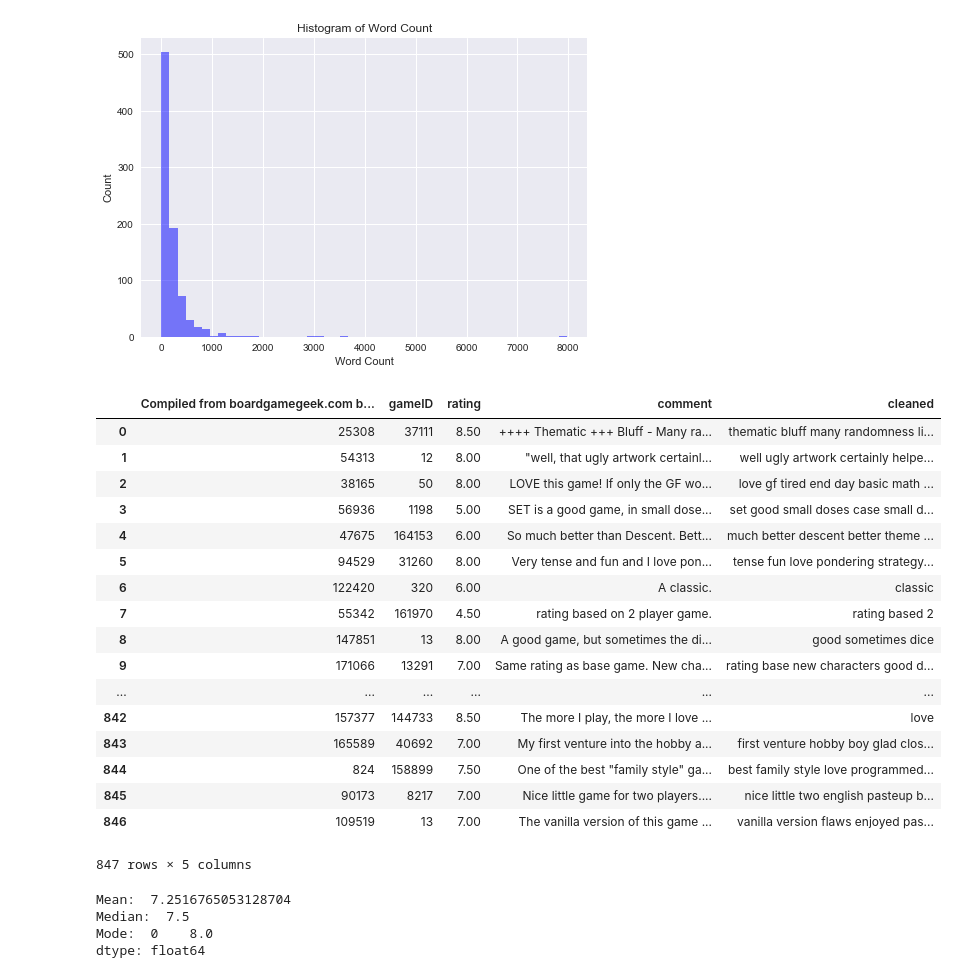
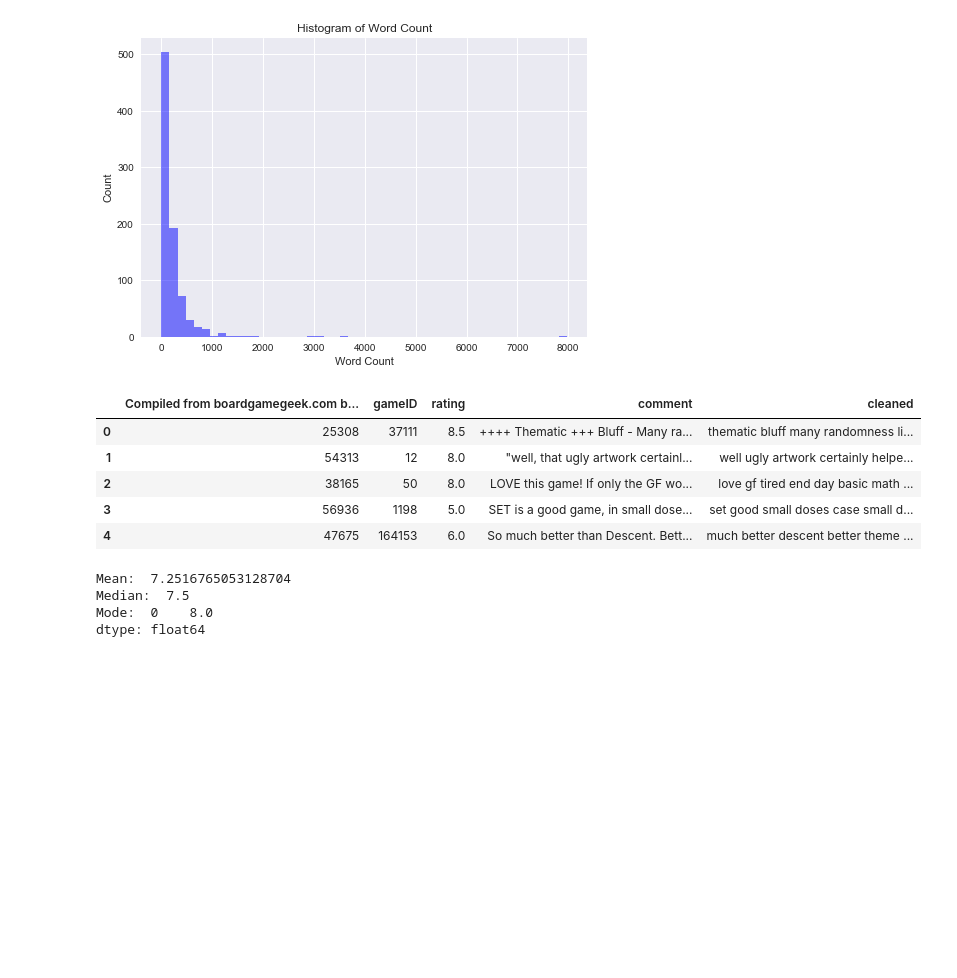
Before and after one commit to jushih/Sentiment-Analysis, a Jupyter notebook: exploration.ipynb, the cells around one changed output. Cells and saved outputs as stored; diff of their text form; code cells hidden in the pictures; blank space fills up the shorter version.

```diff
--- a/exploration.ipynb
+++ b/exploration.ipynb
@@ -36,35 +36,23 @@ plt.show()
 # %%
 #lowercase and remove punctuation
 corpus['cleaned'] = corpus['comment'].str.lower().apply(lambda x:''.join([i for i in x if i not in string.punctuation]))
 
 # stopword list to use
 stopwords_list = stopwords.words('english')
 stopwords_list.extend(('game','play','played','players','player','people','really','board','games','one','plays','cards','would'))
 
 stopwords_list[-10:]
 
 #remove stopwords
 corpus['cleaned'] = corpus['cleaned'].apply(lambda x: ' '.join([word for word in x.split() if word not in (stopwords_list)]))
-corpus
+corpus.head()
 # %% [output]
 |  | Compiled from boardgamegeek.com b... | gameID | rating | comment | cleaned |
-| 0 | 25308 | 37111 | 8.50 | ++++ Thematic +++ Bluff - Many ra... | thematic bluff many randomness li... |
-| 1 | 54313 | 12 | 8.00 | "well, that ugly artwork certainl... | well ugly artwork certainly helpe... |
-| 2 | 38165 | 50 | 8.00 | LOVE this game! If only the GF wo... | love gf tired end day basic math ... |
-| 3 | 56936 | 1198 | 5.00 | SET is a good game, in small dose... | set good small doses case small d... |
-| 4 | 47675 | 164153 | 6.00 | So much better than Descent. Bett... | much better descent better theme ... |
-| 5 | 94529 | 31260 | 8.00 | Very tense and fun and I love pon... | tense fun love pondering strategy... |
-| 6 | 122420 | 320 | 6.00 | A classic. | classic |
-| 7 | 55342 | 161970 | 4.50 | rating based on 2 player game. | rating based 2 |
-| 8 | 147851 | 13 | 8.00 | A good game, but sometimes the di... | good sometimes dice |
-| 9 | 171066 | 13291 | 7.00 | Same rating as base game. New cha... | rating base new characters good d... |
-| ... | ... | ... | ... | ... | ... |
-| 842 | 157377 | 144733 | 8.50 | The more I play, the more I love ... | love |
-| 843 | 165589 | 40692 | 7.00 | My first venture into the hobby a... | first venture hobby boy glad clos... |
-| 844 | 824 | 158899 | 7.50 | One of the best "family style" ga... | best family style love programmed... |
-| 845 | 90173 | 8217 | 7.00 | Nice little game for two players.... | nice little two english pasteup b... |
-| 846 | 109519 | 13 | 7.00 | The vanilla version of this game ... | vanilla version flaws enjoyed pas... |
+| 0 | 25308 | 37111 | 8.5 | ++++ Thematic +++ Bluff - Many ra... | thematic bluff many randomness li... |
+| 1 | 54313 | 12 | 8.0 | "well, that ugly artwork certainl... | well ugly artwork certainly helpe... |
+| 2 | 38165 | 50 | 8.0 | LOVE this game! If only the GF wo... | love gf tired end day basic math ... |
+| 3 | 56936 | 1198 | 5.0 | SET is a good game, in small dose... | set good small doses case small d... |
+| 4 | 47675 | 164153 | 6.0 | So much better than Descent. Bett... | much better descent better theme ... |
-847 rows × 5 columns
 # %%
 print('Mean: ', corpus.rating.mean())
 print('Median: ', corpus.rating.median())
```
Also changed, not shown: 1 other file.
